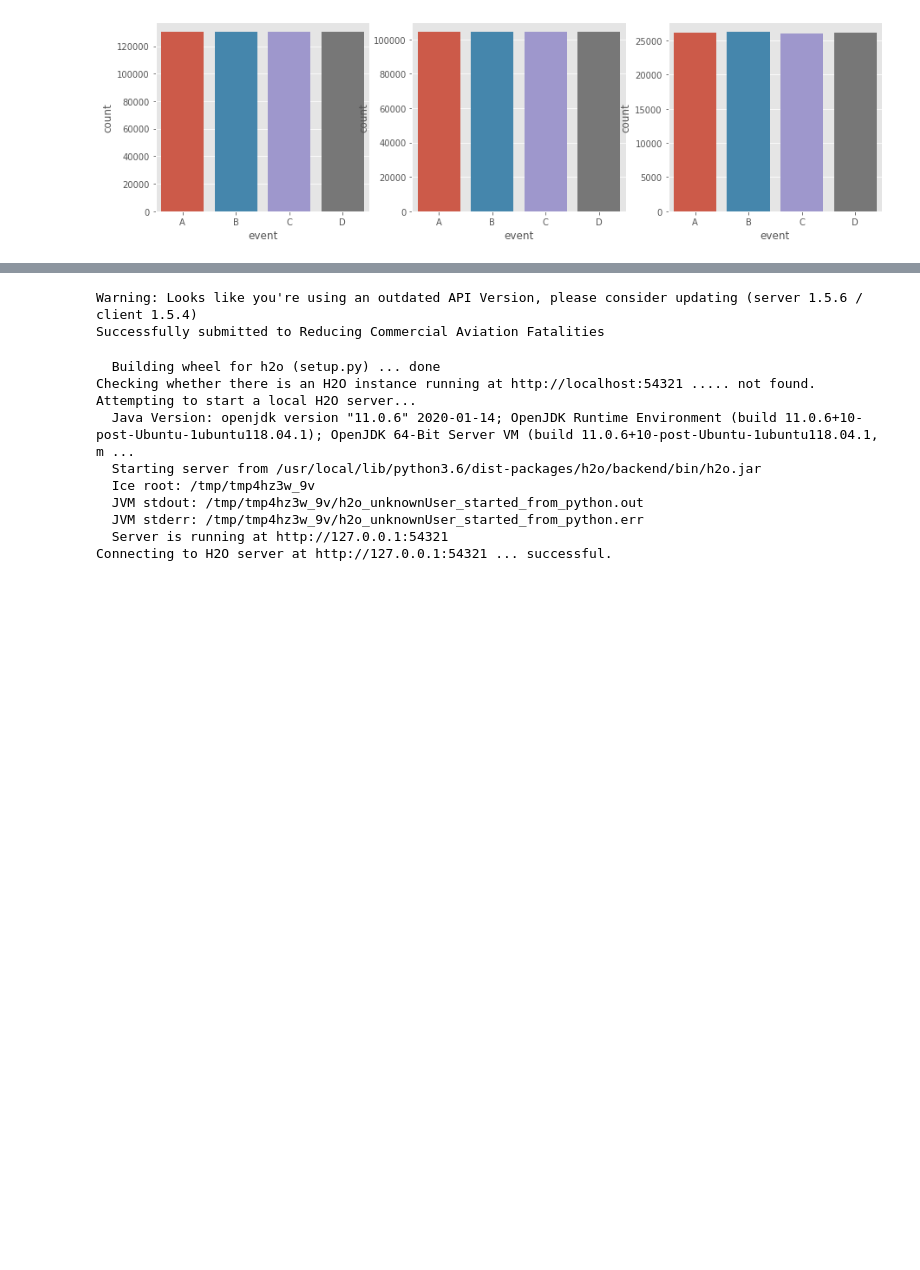
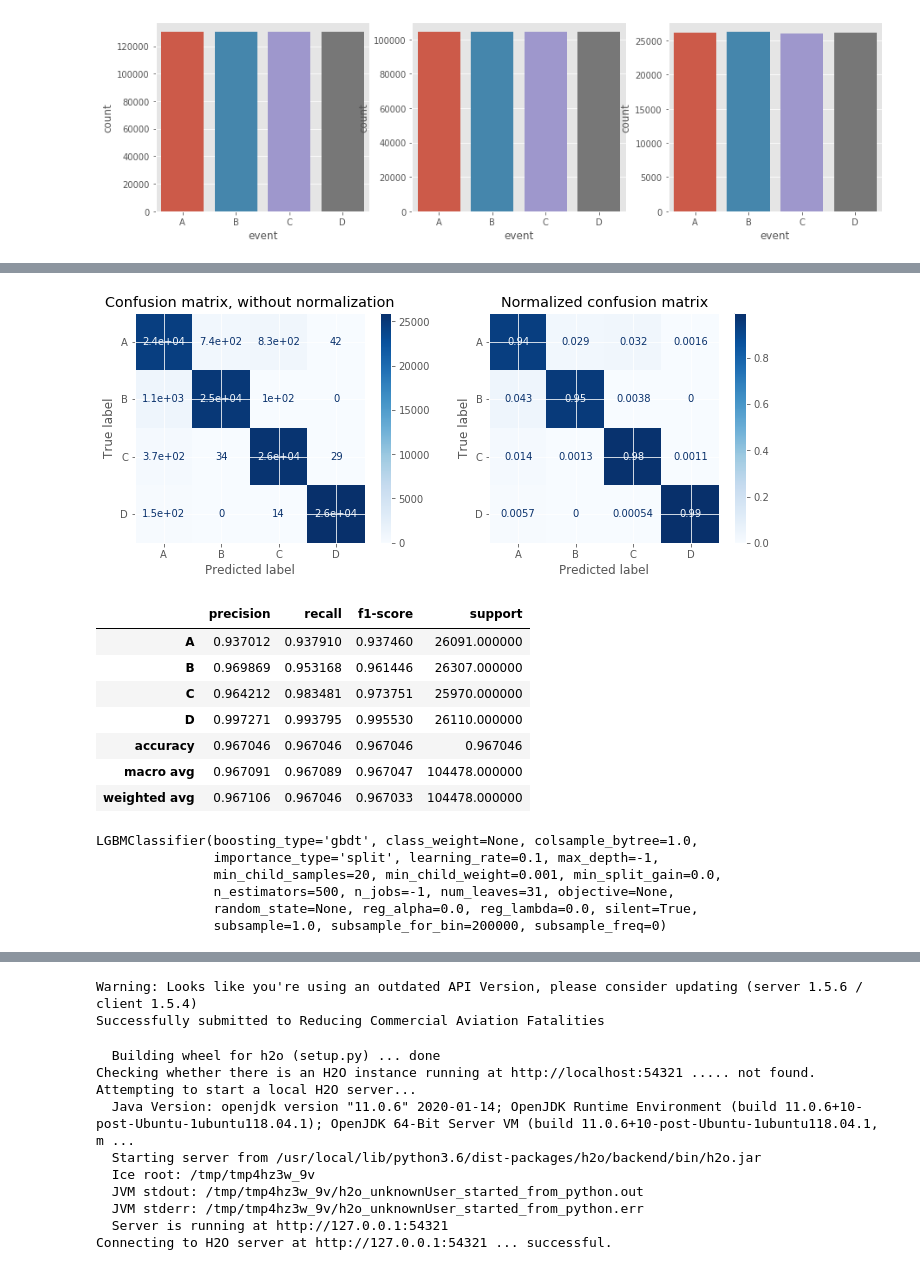
Before and after one commit to joaopamaral/tcc_puc_cdbd, a Jupyter notebook: Treinanco_Modelo_Reducing_Commercial_Aviation_Fatalities.ipynb, the cells around one changed output, grey strips where cells are left out. Cells and saved outputs as stored; diff of their text form; code cells hidden in the pictures; blank space fills up the shorter version.

```diff
--- a/Treinanco_Modelo_Reducing_Commercial_Aviation_Fatalities.ipynb
+++ b/Treinanco_Modelo_Reducing_Commercial_Aviation_Fatalities.ipynb
@@ -201,2 +203,26 @@ show_metrics(RF_clf, balanced_X_test, balanced_y_test)
+# %%
+import lightgbm as lgb
+
+lgbm_clf = lgb.LGBMClassifier(n_estimators=500)
+lgbm_clf.fit(balanced_X_train, balanced_y_train, eval_metric='multi_error')
+
+show_metrics(lgbm_clf, balanced_X_test, balanced_y_test)
+# %% [output]
+[figure, added]
+|  | precision | recall | f1-score | support |
+| A | 0.937012 | 0.937910 | 0.937460 | 26091.000000 |
+| B | 0.969869 | 0.953168 | 0.961446 | 26307.000000 |
+| C | 0.964212 | 0.983481 | 0.973751 | 25970.000000 |
+| D | 0.997271 | 0.993795 | 0.995530 | 26110.000000 |
+| accuracy | 0.967046 | 0.967046 | 0.967046 | 0.967046 |
+| macro avg | 0.967091 | 0.967089 | 0.967047 | 104478.000000 |
+| weighted avg | 0.967106 | 0.967046 | 0.967033 | 104478.000000 |
 # %%
-# RF_clf.fit(balanced_X, balanced_y)
+lgbm_clf.fit(balanced_X, balanced_y)
+# %% [output]
+LGBMClassifier(boosting_type='gbdt', class_weight=None, colsample_bytree=1.0,
+               importance_type='split', learning_rate=0.1, max_depth=-1,
+               min_child_samples=20, min_child_weight=0.001, min_split_gain=0.0,
+               n_estimators=500, n_jobs=-1, num_leaves=31, objective=None,
+               random_state=None, reg_alpha=0.0, reg_lambda=0.0, silent=True,
+               subsample=1.0, subsample_for_bin=200000, subsample_freq=0)
```
Also changed, not shown: parts of 23 cells of this notebook.
